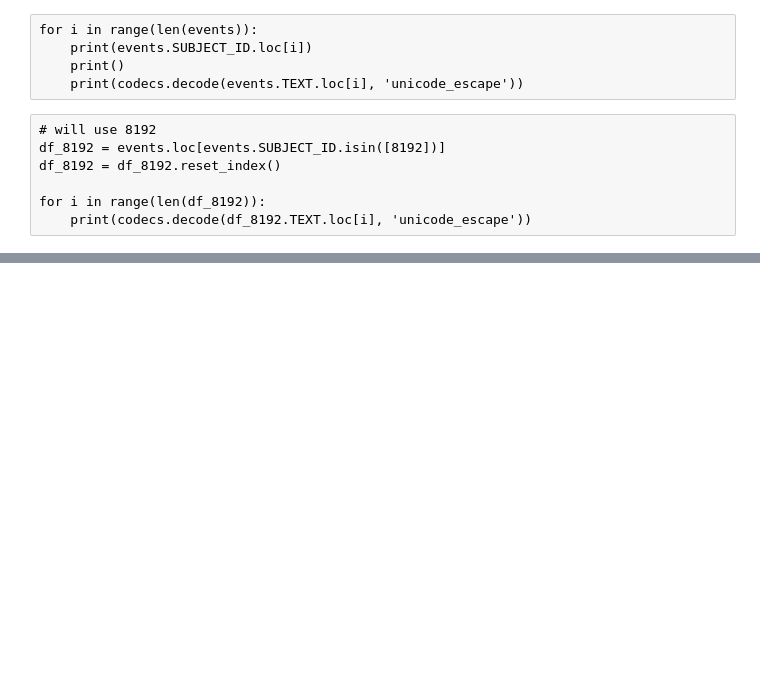
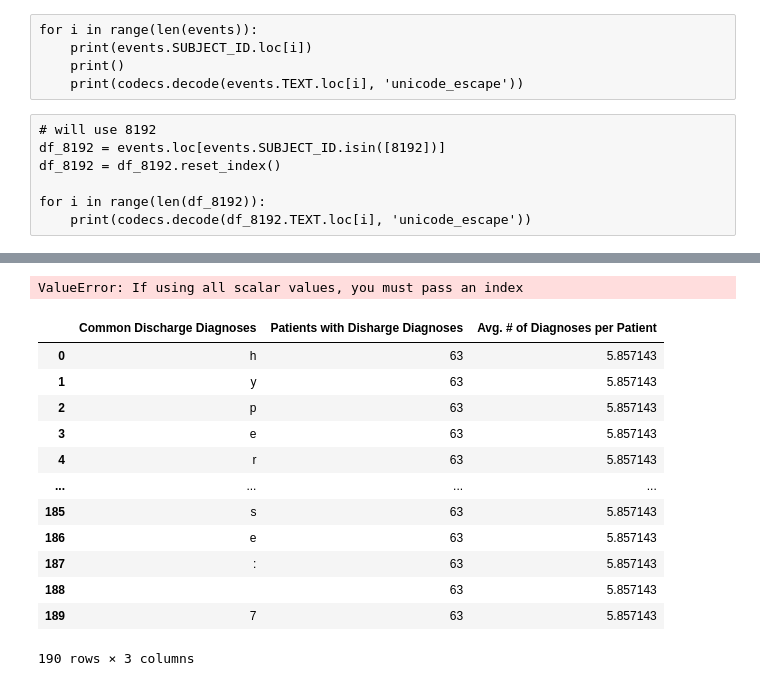
Before and after one commit to kelsiej/BIME, a Jupyter notebook: BIME.ipynb, the cells around one changed output, grey strips where cells are left out. Drawn from its saved outputs; the diff is of its cells as text; code cells hidden in the pictures; blank space fills up the shorter version.

```diff
--- a/BIME.ipynb
+++ b/BIME.ipynb
@@ -277,0 +248,36 @@ diagnosis[20].append('transurethral resection of the prostate')
+# %%
+comb = ''
+for i in common_diagnoses:
+    comb = comb + i + ', '
+common_diagnoses = []
+common_diagnoses.append(comb)
+# %%
+#get average diagnoses
+diagnosis_avg = []
+for i in diagnosis:
+    diagnosis_avg.append(len(i))
+average_diagnoses = sum(diagnosis_avg)/len(diagnosis_avg)
+# %%
+patients_w_diagnoses = len(diagnosis)
+# %%
+data = {'Common Discharge Diagnoses ': common_diagnoses, 'Patients with Disharge Diagnoses': \
+        patients_w_diagnoses, ' Avg. # of Diagnoses per Patient': average_diagnoses}
+discharge_summary = pd.DataFrame.from_dict(data)
+# %% [output]
+ValueError: If using all scalar values, you must pass an index
+# %%
+discharge_summary
+# %% [output]
+|  | Common Discharge Diagnoses | Patients with Disharge Diagnoses | Avg. # of Diagnoses per Patient |
+| 0 | h | 63 | 5.857143 |
+| 1 | y | 63 | 5.857143 |
+| 2 | p | 63 | 5.857143 |
+| 3 | e | 63 | 5.857143 |
+| 4 | r | 63 | 5.857143 |
+| ... | ... | ... | ... |
+| 185 | s | 63 | 5.857143 |
+| 186 | e | 63 | 5.857143 |
+| 187 | : | 63 | 5.857143 |
+| 188 |  | 63 | 5.857143 |
+| 189 | 7 | 63 | 5.857143 |
+190 rows × 3 columns
```
Also changed, not shown: parts of 9 cells of this notebook.
